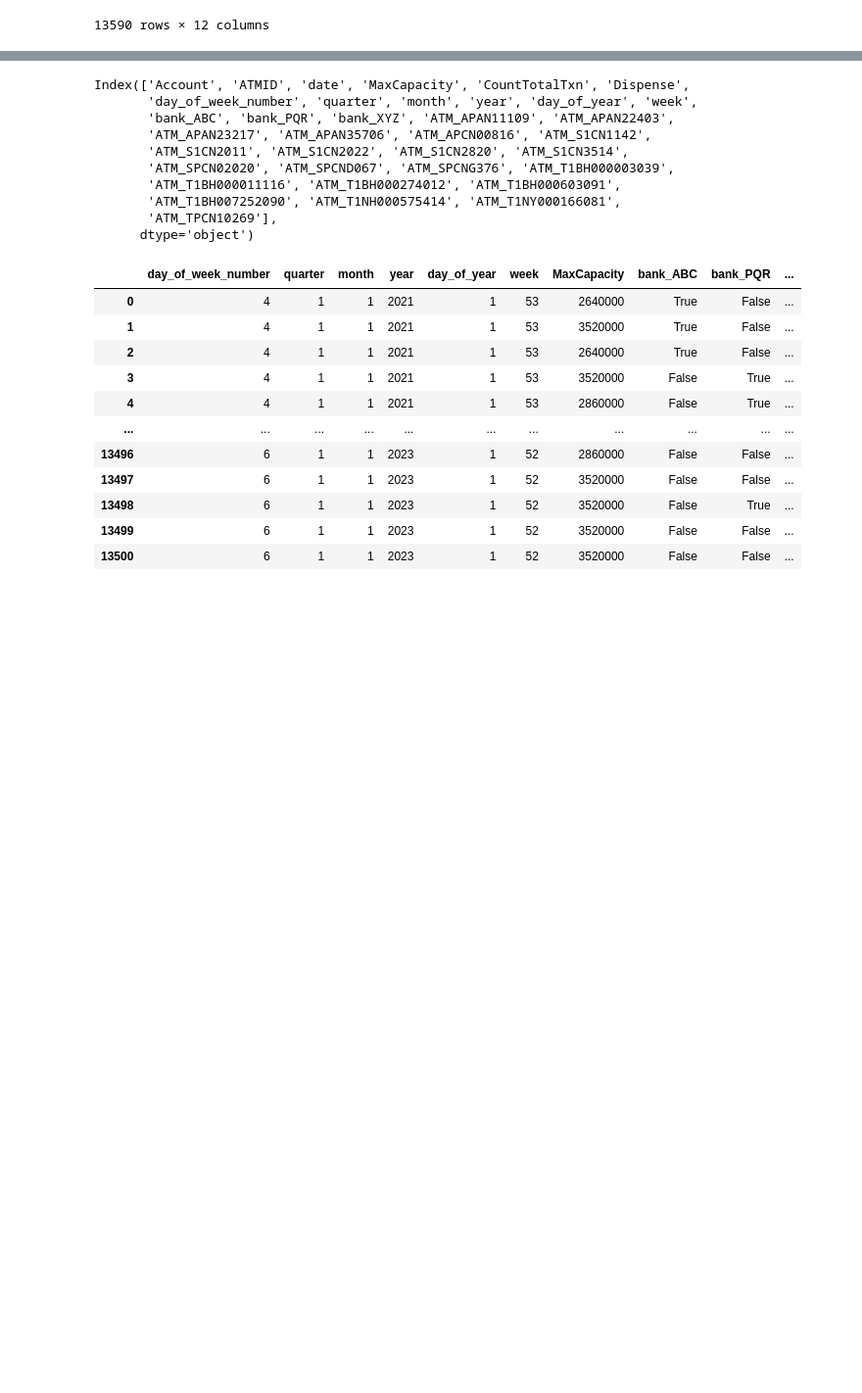
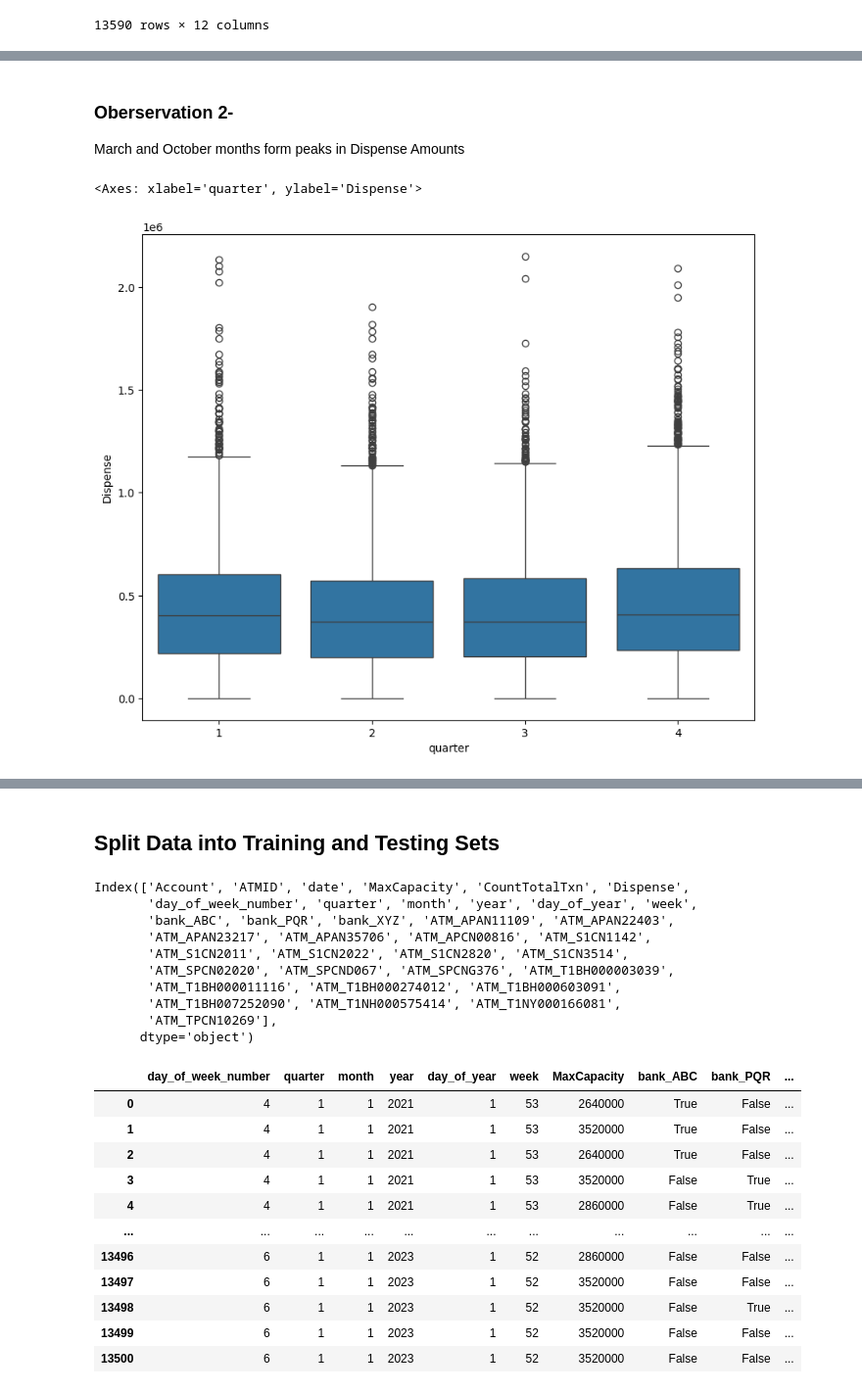
Before and after one commit to sumitmg/atm-cash-flow-prediction, a Jupyter notebook: code.ipynb, the cells around one changed output, grey strips where cells are left out. Shown at 98% size. Saved outputs shown, nothing was run; the diff lists cells and outputs as text; code cells hidden in the pictures; blank space fills up the shorter version.

```diff
--- a/code.ipynb
+++ b/code.ipynb
@@ -237,3 +279,13 @@ df1
+# %% [markdown]
+### Oberservation 2-
+
+March and October months form peaks in Dispense Amounts
+# %%
+fig, ax = plt.subplots(figsize = (10,8))
+sns.boxplot(data = df1, x = 'quarter', y = 'Dispense')
+# %% [output]
+<Axes: xlabel='quarter', ylabel='Dispense'>
+[figure, added]
 # %%
 # One-Hot Encoding for the bank Column
 one_hot_ecoded_banks = pd.get_dummies(df1['Account'], prefix='bank')
@@ -257,6 +309,8 @@ df2
 | 14591 | XYZ | T1BH007252090 | 2023-02-22 | 3520000 | 73 | 137600 | 2 | 1 | 2 | ... |
 | 14592 | XYZ | T1BH000003039 | 2023-02-22 | 3520000 | 92 | 419000 | 2 | 1 | 2 | ... |
 13590 rows × 36 columns
+# %% [markdown]
+## Split Data into Training and Testing Sets
 # %%
 train = df2.loc[df2.date <= '2023-01-01']
 test = df2.loc[df2.date > '2023-01-01']
```
Also changed, not shown: parts of 19 cells of this notebook.
